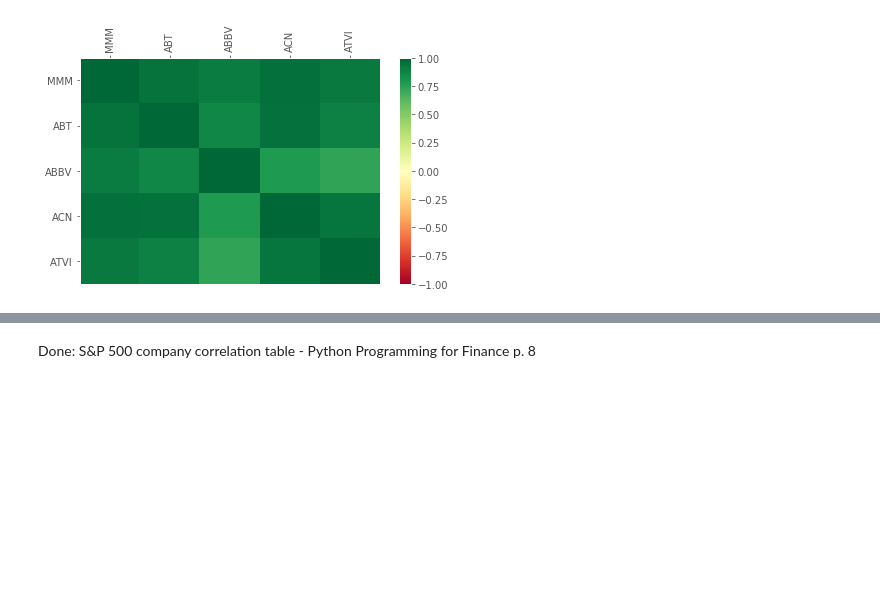
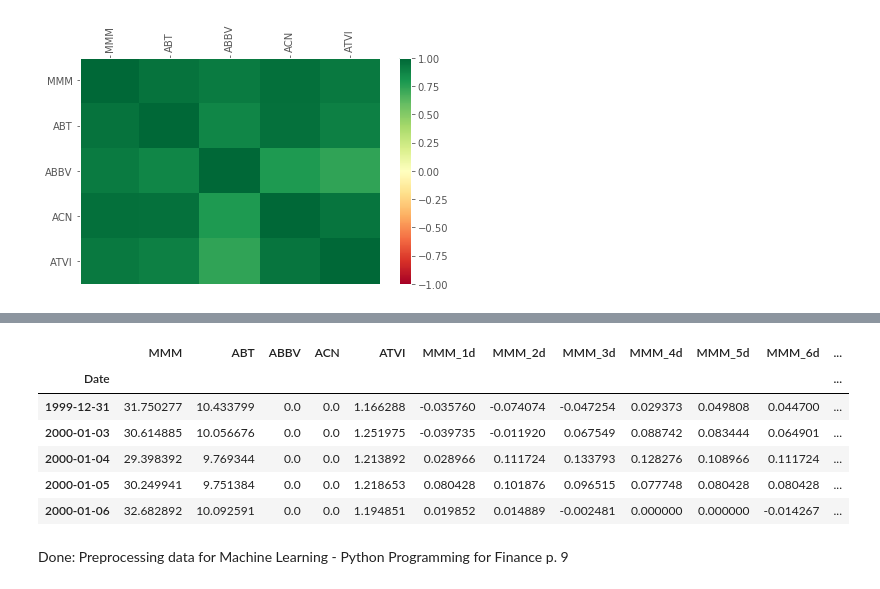
Before and after one commit to balobinp/Finance_sentdex_Python_Programming, a Jupyter notebook: Finance_sentdex_Python_Programming_for_Finance.ipynb, the cells around one changed output, grey strips where cells are left out. Cells and saved outputs as stored; diff of their text form; code cells hidden in the pictures; blank space fills up the shorter version.

```diff
--- a/Finance_sentdex_Python_Programming_for_Finance.ipynb
+++ b/Finance_sentdex_Python_Programming_for_Finance.ipynb
@@ -291,3 +295,25 @@ visualize_data()
+# %%
+def process_data_for_labels(ticker):
+    hm_days = 7 #how many days to predict
+    df = pd.read_csv('./DATA/sp500_joined_closes.csv',index_col=0)
+    tickers = df.columns.values.tolist()
+    df.fillna(0,inplace=True)
+
+    for i in range(1,hm_days+1):
+        df['{}_{}d'.format(ticker,i)] = (df[ticker].shift(-i) - df[ticker]) / df[ticker]
+    df.fillna(0,inplace=True)
+    return tickers,df
+# %%
+t,ml_data=process_data_for_labels('MMM')
+ml_data.head()
+# %% [output]
+|  | MMM | ABT | ABBV | ACN | ATVI | MMM_1d | MMM_2d | MMM_3d | MMM_4d | MMM_5d | MMM_6d | ... |
+| Date |  |  |  |  |  |  |  |  |  |  |  | ... |
+| 1999-12-31 | 31.750277 | 10.433799 | 0.0 | 0.0 | 1.166288 | -0.035760 | -0.074074 | -0.047254 | 0.029373 | 0.049808 | 0.044700 | ... |
+| 2000-01-03 | 30.614885 | 10.056676 | 0.0 | 0.0 | 1.251975 | -0.039735 | -0.011920 | 0.067549 | 0.088742 | 0.083444 | 0.064901 | ... |
+| 2000-01-04 | 29.398392 | 9.769344 | 0.0 | 0.0 | 1.213892 | 0.028966 | 0.111724 | 0.133793 | 0.128276 | 0.108966 | 0.111724 | ... |
+| 2000-01-05 | 30.249941 | 9.751384 | 0.0 | 0.0 | 1.218653 | 0.080428 | 0.101876 | 0.096515 | 0.077748 | 0.080428 | 0.080428 | ... |
+| 2000-01-06 | 32.682892 | 10.092591 | 0.0 | 0.0 | 1.194851 | 0.019852 | 0.014889 | -0.002481 | 0.000000 | 0.000000 | -0.014267 | ... |
 # %% [markdown]
 Done:
-S&P 500 company correlation table - Python Programming for Finance p. 8
+Preprocessing data for Machine Learning - Python Programming for Finance p. 9
```
Also changed, not shown: parts of 2 cells of this notebook.
